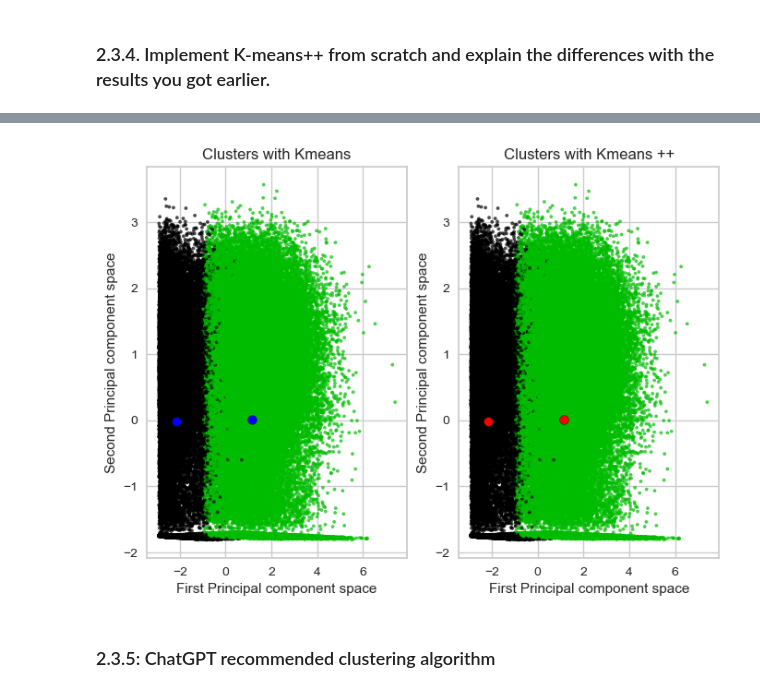
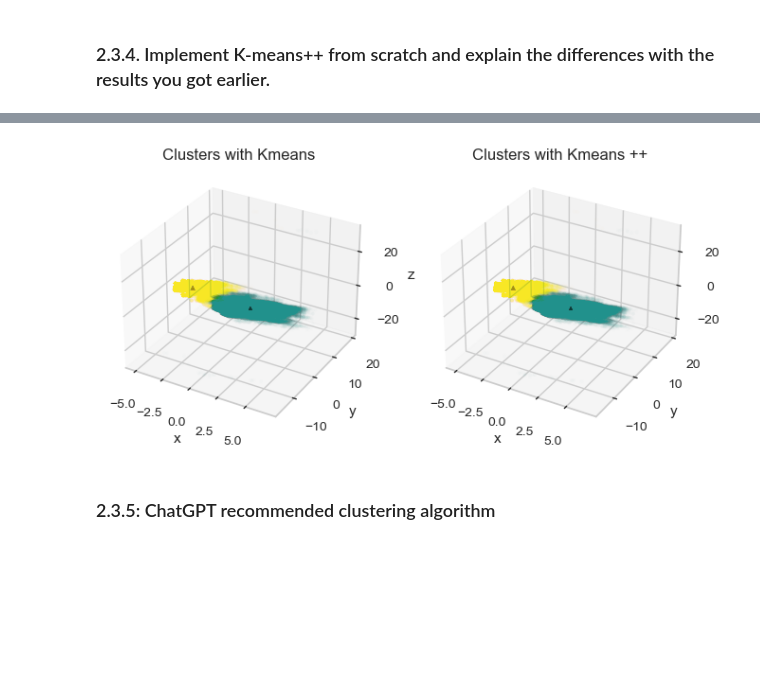
Before and after one commit to HazemTarek1080/A-Comprehensive-Analysis-of-Netflix-User-Behavior-Through-Hashing-and-Clustering-Techniques, a Jupyter notebook: Q2.3_2.4.ipynb, the cells around one changed output, grey strips where cells are left out. Saved outputs shown, nothing was run; the diff lists cells and outputs as text; code cells hidden in the pictures; blank space fills up the shorter version.

```diff
--- a/Q2.3_2.4.ipynb
+++ b/Q2.3_2.4.ipynb
@@ -31,7 +25,7 @@ os.environ["PYARROW_IGNORE_TIMEZONE"] = '1'
 spark=SparkSession.builder.appName('HW4').getOrCreate()
 
 # Read data from the pca and save it as Pyspark sql dataframe (done in order to get rdds from the dataframes)
-df_pysparkpca9 = spark.read.option('header','true').json('reduced9.json')
+df_pysparkfamc3 = spark.read.option('header','true').json('famc_3.json')
 
 #Create RDD from dataframe
-dfrddpca9 = df_pysparkpca9.rdd
+dfrddfamc3 = df_pysparkfamc3.rdd
@@ -108,7 +98,7 @@ visualizer.show()
 **Method 2. Silhouette coefficient**
 # %%
 # Reading data from the pca and taking a sample of it to see the Silhouette score due to computational reasons
-data= pd.read_json('reduced9.json', lines=True)
+data= pd.read_json('famc_3.json', lines=True)
 sample = data.sample(n = 10000)
 
 # Setting plot structure
@@ -231,13 +188,13 @@ def kmeans_plusplus(datardd, datapddf, k):
     # Use the previous clustering (k-Means) algorithm to compute the clusters
     return Kmeans(datardd, centroids_pp, k, 0)
 # %%
-# Reading the data coming from the PCA in a pandas dataframe, in oder to be ble to compute the initial centroids of kmeans ++)
-df_pca9 = pd.read_json('reduced9.json', lines=True)
+# Reading the data coming from the FAMC in a pandas dataframe, in oder to be ble to compute the initial centroids of kmeans ++)
+df_famc3 = pd.read_json('famc_3.json', lines=True)
 
-#results - PCA 9, Kmeans ++
-_, keys_pp9, centroids_pp,  niter_pp9  = kmeans_plusplus(dfrddpca9, df_pca9, 2)
+#results - FAMC 3, Kmeans ++
+_, keys_pp3, centroids_pp,  niter_pp3 = kmeans_plusplus(dfrddfamc3, df_famc3, 2)
 
 #Insert cluster label in the original dataframe
-dftotal9_pp = pd.read_json('allvariables.json', lines=True)
-dftotal9_pp.insert(0, 'Cluster', keys_pp9)
+dftotal3_pp = pd.read_json('allvariables.json', lines=True)
+dftotal3_pp.insert(0, 'Cluster', keys_pp3)
 # %%
@@ -264,56 +221,66 @@ In order to compare the results from the two algorithms (Kmeans and Kmeans++), w
 # Scatterplot of the results from Kmeans and Kmeans ++
 
 # Setting plot environment
-data = pd.read_json('reduced9.json', lines=True)
+data = pd.read_json('famc_3.json', lines=True)
 datav = data.values
-fig, (ax1, ax2)= plt.subplots(1, 2)
 
-# Kmeans Resuls
+# Create subplots
+fig, (ax1, ax2) = plt.subplots(nrows=1, ncols=2, sharex=False, subplot_kw={'projection': '3d'})
+
+# Kmeans Results
 # Setting cluster labels for Kmeans
-cluster_labels = keys9
-n_clusters = 2
-colors = cm.nipy_spectral(np.array(cluster_labels, dtype=np.float64).astype(float) / n_clusters)
+cluster_labels_kmeans = keys3
+n_clusters_kmeans = 2
+colors_kmeans = cm.viridis(np.array(cluster_labels_kmeans + np.ones(np.shape(np.array(cluster_labels_kmeans))), dtype=np.float64).astype(float) / n_clusters_kmeans)
+
 # Scatterplot of the data
 ax1.scatter(
-            datav[:, 0], datav[:, 1], marker=".", s=30, lw=0, alpha=0.7, c=colors, edgecolor="k"
-        )
+    datav[:, 0], datav[:, 1], datav[:, 2], marker=".", s=30, lw=0, alpha=0.01, c=colors_kmeans, edgecolor="k"
+)
 
 # Centroids of the kmeans
-centers = np.array(centroids_final, dtype=np.float64)
+centers_kmeans = np.array(centroids_final, dtype=np.float64)
 ax1.scatter(
-    centers[:, 0],
-    centers[:, 1],
-    marker="o",
-    c="blue",
+    centers_kmeans[:, 0],
+    centers_kmeans[:, 1],
+    centers_kmeans[:, 2],
+    marker="^",
+    c="black",
     alpha=1,
-    s=50,
+    s=10,
     edgecolor="k",
 )
 ax1.set_title('Clusters with Kmeans')
-ax1.set_xlabel('First Principal component space')
-ax1.set_ylabel('Second Principal component space')
-
+ax1.set_xlabel('x')
+ax1.set_ylabel('y')
+ax1.set_zlabel('z')
 
 # Kmeans ++ Results
 # Setting cluster labels for Kmeans ++
-cluster_labels = keys_pp9
+cluster_labels_kmeans_pp = keys_pp3
+colors_kmeans_pp = cm.viridis(np.array(cluster_labels_kmeans_pp + np.ones(np.shape(np.array(cluster_labels_kmeans_pp))), dtype=np.float64).astype(float) / n_clusters_kmeans)
+
 # Scatterplot of results from Kmeans ++
 ax2.scatter(
-            datav[:, 0], datav[:, 1], marker=".", s=30, lw=0, alpha=0.7, c=colors, edgecolor="k"
-        )
+    datav[:, 0], datav[:, 1], datav[:, 2], marker=".", s=30, lw=0, alpha=0.01, c=colors_kmeans_pp, edgecolor="k"
+)
 
 # Centroids for Kmeans ++
-centers = np.array(centroids_pp, dtype=np.float64)
+centers_kmeans_pp = np.array(centroids_pp, dtype=np.float64)
 ax2.scatter(
-    centers[:, 0],
-    centers[:, 1],
-    marker="o",
-    c="red",
+    centers_kmeans_pp[:, 0],
+    centers_kmeans_pp[:, 1],
+    centers_kmeans_pp[:, 2],
+    marker="^",
+    c="black",
     alpha=1,
-    s=50,
+    s=10,
     edgecolor="k",
 )
 ax2.set_title('Clusters with Kmeans ++')
-ax2.set_xlabel('First Principal component space')
-ax2.set_ylabel('Second Principal component space')
+ax2.set_xlabel('x')
+ax2.set_ylabel('y')
+ax2.set_zlabel('z')
+
+plt.show()
 # %% [output]
@@ -321,4 +287,4 @@ Text(0, 0.5, 'Second Principal component space')
-[figure, old version]
+[figure, new version]
 # %% [markdown]
 ### 2.3.5: ChatGPT recommended clustering algorithm
 # %% [markdown]
```
Also changed, not shown: parts of 25 cells of this notebook.
